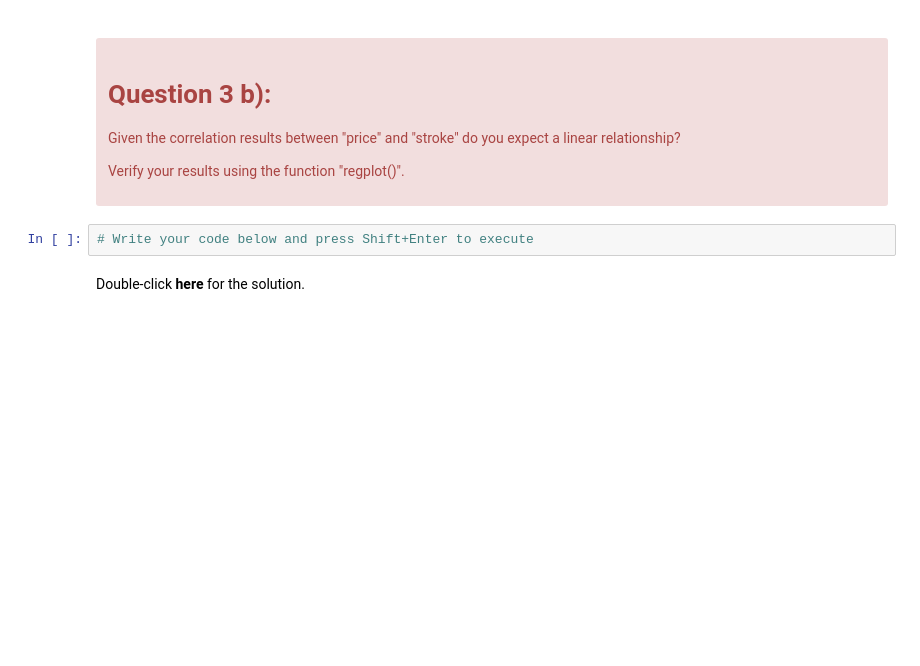
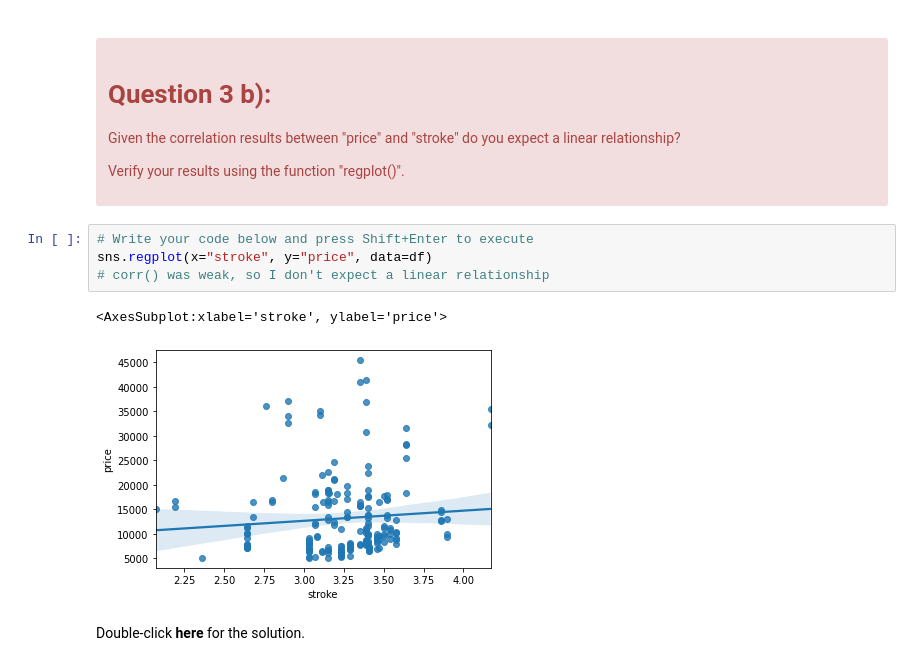
Before and after one commit to AbhinavA10/ML-courses, a Jupyter notebook: Data-Analysis/DA0101EN-3-Review-Exploratory-Data-Analysis.ipynb, the cells around one changed output. Cells and saved outputs as stored; diff of their text form; blank space fills up the shorter version.

Commit message:
Seaborn graphs

```diff
--- a/Data-Analysis/DA0101EN-3-Review-Exploratory-Data-Analysis.ipynb
+++ b/Data-Analysis/DA0101EN-3-Review-Exploratory-Data-Analysis.ipynb
@@ -185,6 +256,11 @@ df[["stroke","price"]].corr()
 </div>
 # %%
 # Write your code below and press Shift+Enter to execute
+sns.regplot(x="stroke", y="price", data=df)
+# corr() was weak, so I don't expect a linear relationship
+# %% [output]
+<AxesSubplot:xlabel='stroke', ylabel='price'>
+[figure, added]
 # %% [markdown]
 Double-click <b>here</b> for the solution.
 
```
Also changed, not shown: parts of 13 cells of this notebook, 1 other file.
